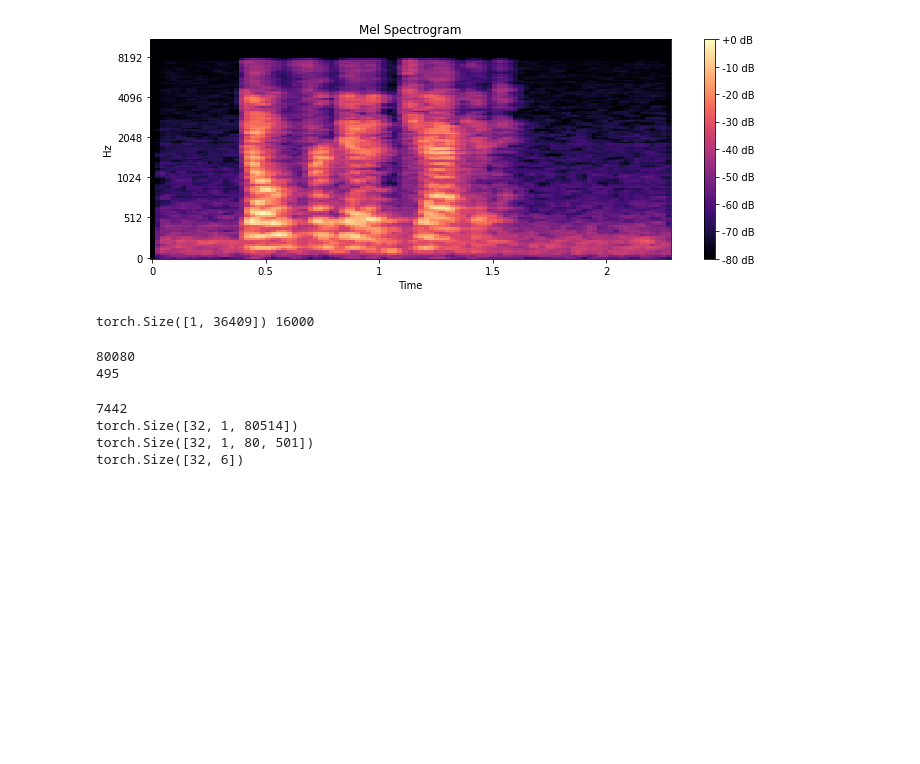
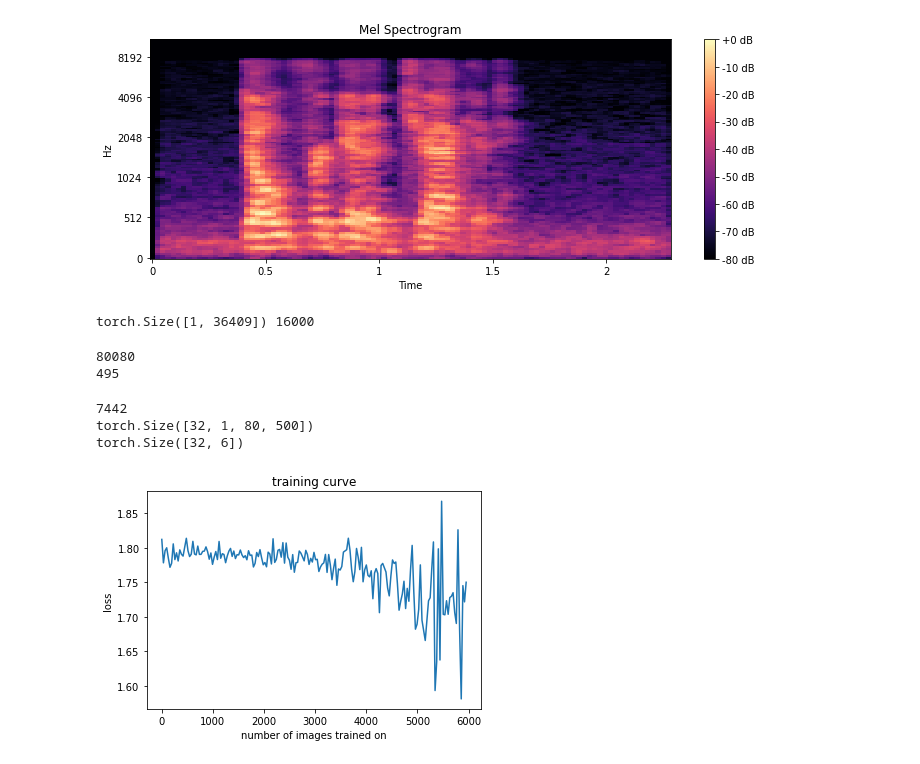
Before and after one commit to Saniya1016/CS389_Final, a Jupyter notebook: main.ipynb, the cells around one changed output. Cells and saved outputs as stored; diff of their text form; code cells hidden in the pictures; blank space fills up the shorter version.

```diff
--- a/main.ipynb
+++ b/main.ipynb
@@ -117,7 +117,10 @@ def load_dataset(directory, max_waveform_length, max_spec_len):
                 spectrogram = spectrogram[:, :, :max_spec_len]
 
 
-            dataset.append((waveform, spectrogram, emotion_label))
+            epsilon = 1e-10
+            spec_db = 10 * torch.log10(spectrogram + epsilon)
+
+            dataset.append((spec_db, emotion_label))
 
     return dataset
 
@@ -135,20 +138,18 @@ def split_dataset(dataset, batch_size, train_ratio=0.8):
     return train_dataset, test_dataset, train_dataloader, test_dataloader
 # %%
 crema_d_path = './AudioWAV'
-dataset = load_dataset(crema_d_path, 80514, 501)
+dataset = load_dataset(crema_d_path, 80080, 500)
 # %%
 train_dataset, test_dataset, train_dataloader, test_dataloader = split_dataset(dataset, 32)
 # %%
 print(len(dataset))
-for batch_idx, (w, s, l) in enumerate(train_dataloader):
-    print(w.size())
+for batch_idx, (s, l) in enumerate(train_dataloader):
     print(s.size())
     print(l.size())
     break
 # %% [output]
 7442
-torch.Size([32, 1, 80514])
-torch.Size([32, 1, 80, 501])
+torch.Size([32, 1, 80, 500])
 torch.Size([32, 6])
 # %%
  class RNN(nn.Module):
@@ -174,7 +175,7 @@ torch.Size([32, 6])
 def train_step(model, loss_function, optimizer, train_dataloader):
 
     losses = []
-    for i, (_, specgram, label) in enumerate(tqdm(iter(train_dataloader))):
+    for i, (specgram, label) in enumerate(tqdm(iter(train_dataloader))):
 
         optimizer.zero_grad()
         pred = model(specgram)
@@ -188,9 +189,9 @@ def train_step(model, loss_function, optimizer, train_dataloader):
 batch_size = 32
 lr = 1e-4
 
-input_size = 501  # input size after flattening the spectrogram
-hidden_size = 20  # size of the hidden state
-num_layers = 2  # number of LSTM layers
+input_size = 500  # input size after flattening the spectrogram
+hidden_size = 100  # size of the hidden state
+num_layers = 4  # number of LSTM layers
 num_classes = 6  # number of output classes
 
 train_dataset, test_dataset, train_dataloader, test_dataloader = split_dataset(dataset, batch_size)
@@ -201,5 +202,13 @@ model = RNN(input_size, hidden_size, num_layers, num_classes)
 loss_function = nn.CrossEntropyLoss()
 optimizer = torch.optim.Adam(model.parameters(), lr=lr)
 
-l = train_step(model, loss_function, optimizer, train_dataloader)
-print(l)
+losses = train_step(model, loss_function, optimizer, train_dataloader)
+print(losses)
+# %%
+plt.plot(np.arange(len(losses)) * batch_size * 1, losses)
+plt.title("training curve")
+plt.xlabel("number of images trained on")
+plt.ylabel("loss")
+plt.show()
+# %% [output]
+[figure, added]
```
